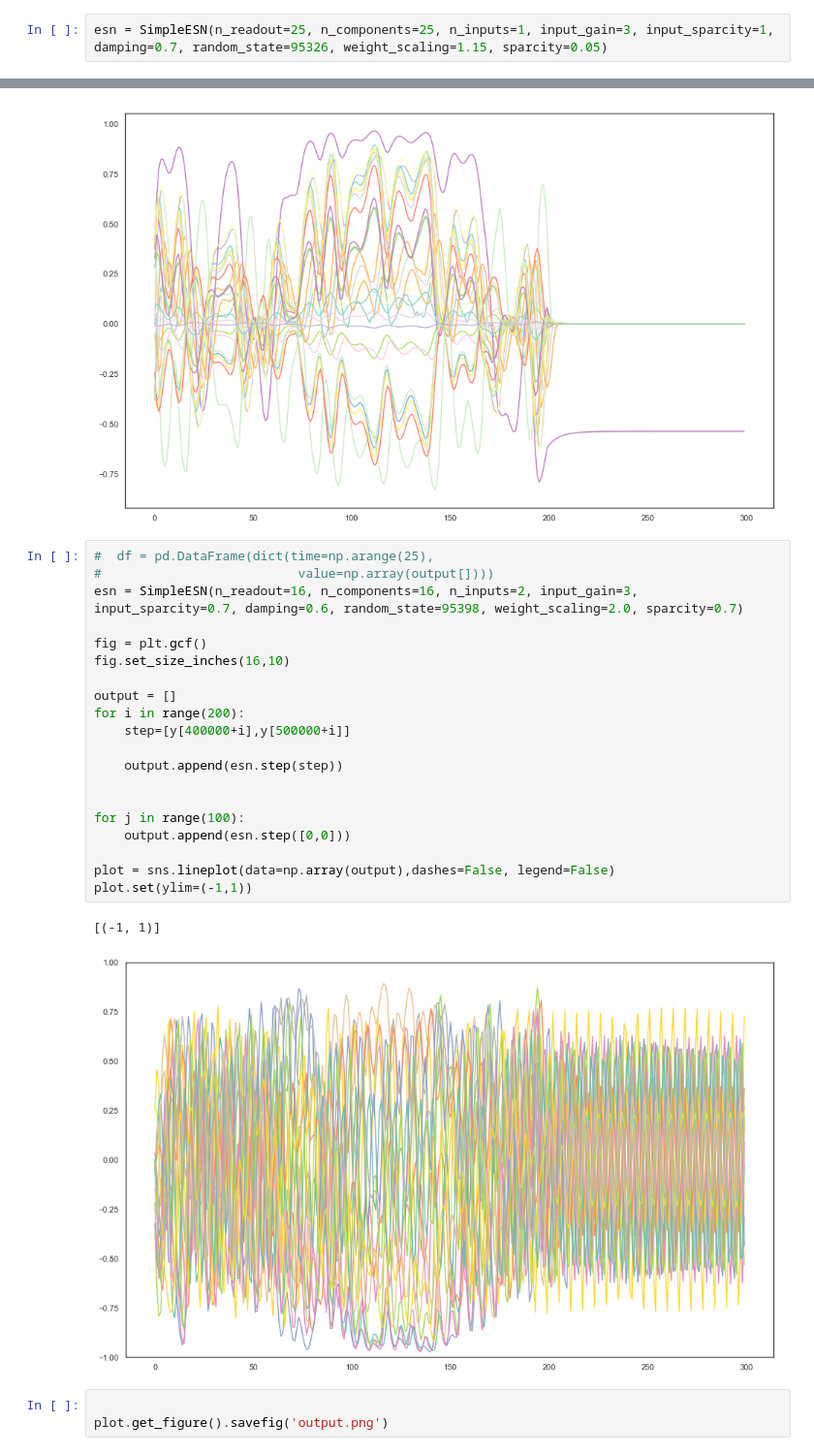
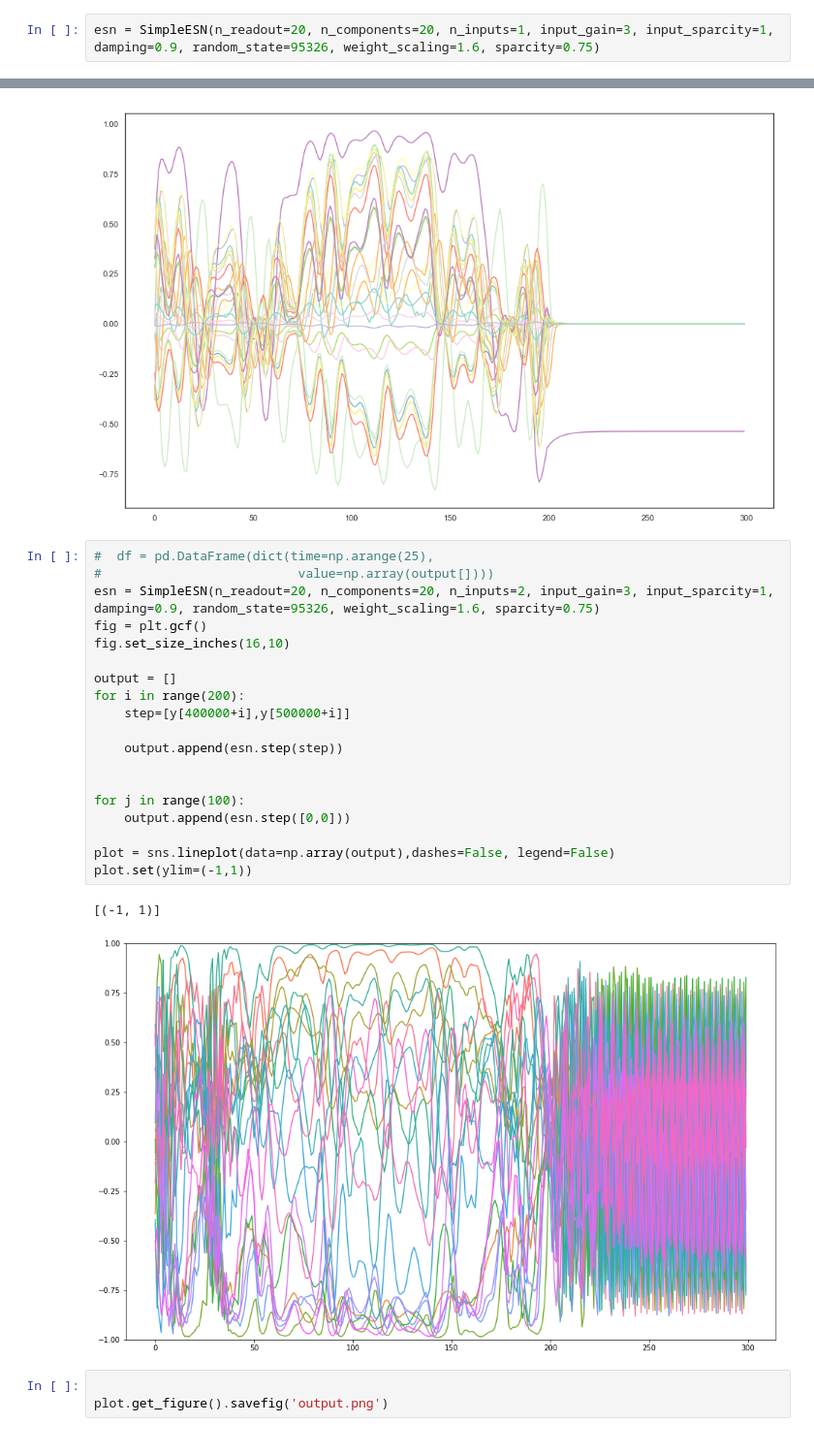
Before and after one commit to jamiecwebber/MusicMotionHack, a Jupyter notebook: Demo.ipynb, the cells around one changed output, grey strips where cells are left out. Shown at 97% size. Drawn from its saved outputs; the diff is of its cells as text.

```diff
--- a/Demo.ipynb
+++ b/Demo.ipynb
@@ -55,7 +55,7 @@ SystemExit: 2
 # %%
 %matplotlib inline
 # %%
-esn = SimpleESN(n_readout=25, n_components=25, n_inputs=1, input_gain=3, input_sparcity=1, damping=0.7, random_state=95326, weight_scaling=1.15, sparcity=0.05)
+esn = SimpleESN(n_readout=20, n_components=20, n_inputs=1, input_gain=3, input_sparcity=1, damping=0.9, random_state=95326, weight_scaling=1.6, sparcity=0.75)
 # %%
 %matplotlib inline
 output = []
@@ -91,26 +91,25 @@ for j in range(100):
 # %%
 #  df = pd.DataFrame(dict(time=np.arange(25),
 #                          value=np.array(output[])))
-esn = SimpleESN(n_readout=16, n_components=16, n_inputs=2, input_gain=3, input_sparcity=0.7, damping=0.6, random_state=95398, weight_scaling=2.0, sparcity=0.7)
-
+esn = SimpleESN(n_readout=20, n_components=20, n_inputs=2, input_gain=3, input_sparcity=1, damping=0.9, random_state=95326, weight_scaling=1.6, sparcity=0.75)
 fig = plt.gcf()
 fig.set_size_inches(16,10)
 
 output = []
 for i in range(200):
     step=[y[400000+i],y[500000+i]]
 
     output.append(esn.step(step))
 
 
 for j in range(100):
     output.append(esn.step([0,0]))
 
 plot = sns.lineplot(data=np.array(output),dashes=False, legend=False)
 plot.set(ylim=(-1,1))
 # %% [output]
 [(-1, 1)]
-[figure, old version]
+[figure, new version]
 # %%
 
 plot.get_figure().savefig('output.png')
```
Also changed, not shown: parts of 1 cell of this notebook, 1 other file.
